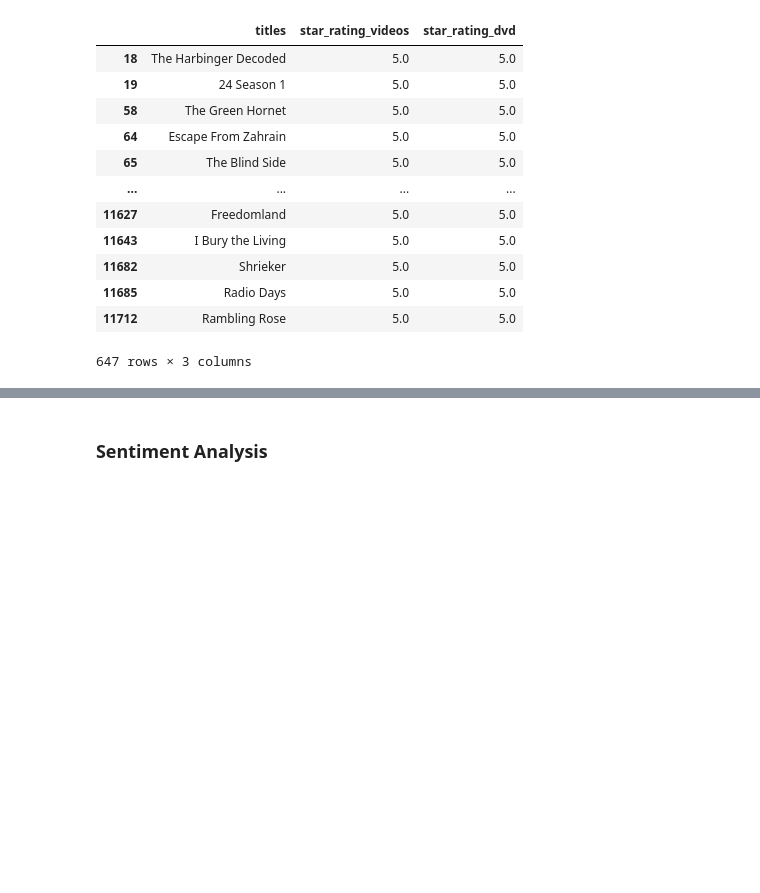
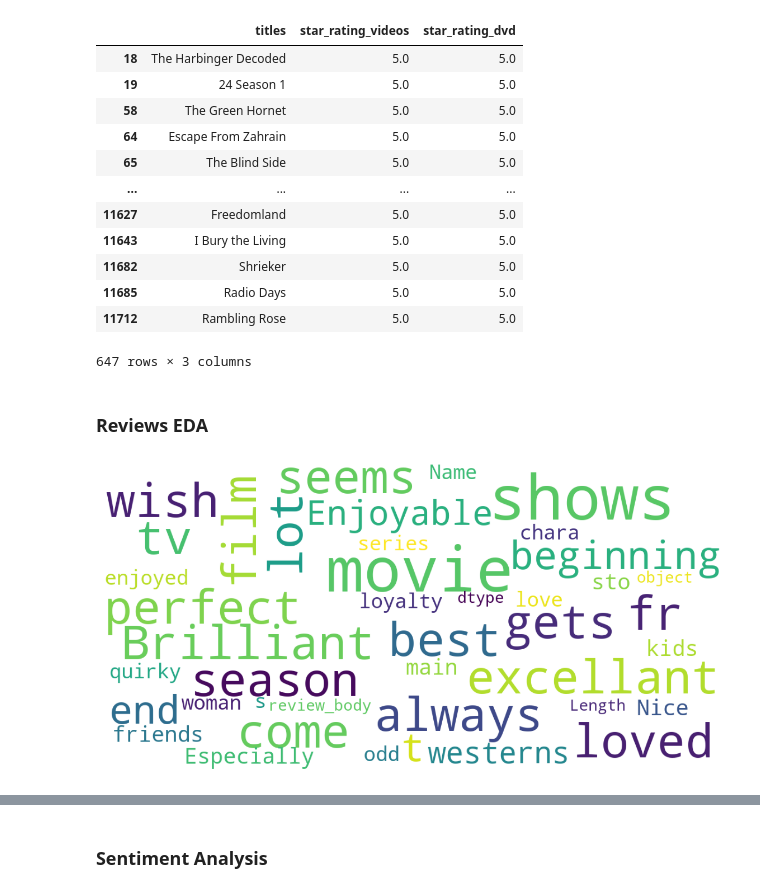
Before and after one commit to gracewainaina/CS396_Data_Science, a Jupyter notebook: videos_dvd_eda.ipynb, the cells around one changed output, grey strips where cells are left out. Cells and saved outputs as stored; diff of their text form; code cells hidden in the pictures; blank space fills up the shorter version.

```diff
--- a/videos_dvd_eda.ipynb
+++ b/videos_dvd_eda.ipynb
@@ -147,11 +141,11 @@ array(['Enlightened: Season 1', 'Vicious', 'Africa Screams', ...,
 # %%
 import numpy as np
 
-videos_dvd_2015 = pd.DataFrame(titles,columns=['titles'])
+videos_dvd_2015_ratings = pd.DataFrame(titles,columns=['titles'])
 videos_2015_mean = videos_2015[videos_2015['product_title'].isin(titles)==True].groupby(['product_title']).mean()
-videos_dvd_2015['star_rating_videos'] = np.array(videos_2015_mean['star_rating'])
+videos_dvd_2015_ratings['star_rating_videos'] = np.array(videos_2015_mean['star_rating'])
 
-videos_dvd_2015
+videos_dvd_2015_ratings
 # %% [output]
 |  | titles | star_rating_videos |
 | 0 | Enlightened: Season 1 | 5.000000 |
@@ -169,8 +165,8 @@ videos_dvd_2015
 # %%
 dvd_2015_mean = dvd_2015[dvd_2015['product_title'].isin(titles)==True].groupby(['product_title']).mean()
-videos_dvd_2015['star_rating_dvd'] = np.array(dvd_2015_mean['star_rating'])
+videos_dvd_2015_ratings['star_rating_dvd'] = np.array(dvd_2015_mean['star_rating'])
 
-videos_dvd_2015
+videos_dvd_2015_ratings
 # %% [output]
 |  | titles | star_rating_videos | star_rating_dvd |
 | 0 | Enlightened: Season 1 | 5.000000 | 4.0 |
@@ -199,7 +208,7 @@ plt.show()
 import statsmodels.api as sm
 from statsmodels.graphics.gofplots import qqplot_2samples
 
-fig = qqplot_2samples(sm.ProbPlot(videos_dvd_2015['star_rating_videos']), sm.ProbPlot(videos_dvd_2015['star_rating_dvd']), line='45', xlabel='Video star ratings', ylabel='DVD star ratings')
+fig = qqplot_2samples(sm.ProbPlot(videos_dvd_2015_ratings['star_rating_videos']), sm.ProbPlot(videos_dvd_2015_ratings['star_rating_dvd']), line='45', xlabel='Video star ratings', ylabel='DVD star ratings')
 plt.title("QQ Plot showing the distribution of ratings for videos and DVDs")
 plt.show()
 # %% [output]
@@ -267,3 +276,5 @@ top_videos_dvd
 | 11685 | Radio Days | 5.0 | 5.0 |
 | 11712 | Rambling Rose | 5.0 | 5.0 |
 647 rows × 3 columns
+# %% [markdown]
+### Reviews EDA
@@ -269,0 +304,5 @@ top_videos_dvd
+# %%
+# digital videos wordcloud
+show_wordcloud(videos_2015['review_body'])
+# %% [output]
+[figure, added]
```
Also changed, not shown: parts of 56 cells of this notebook.
